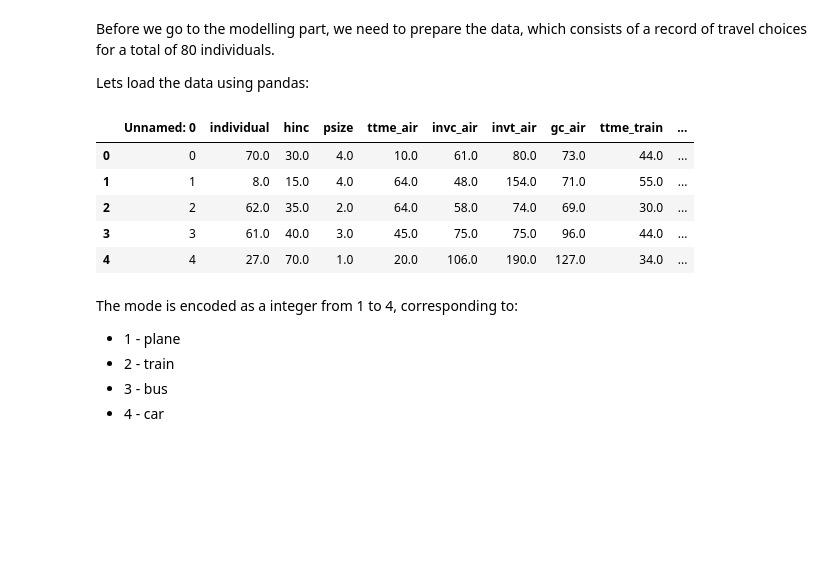
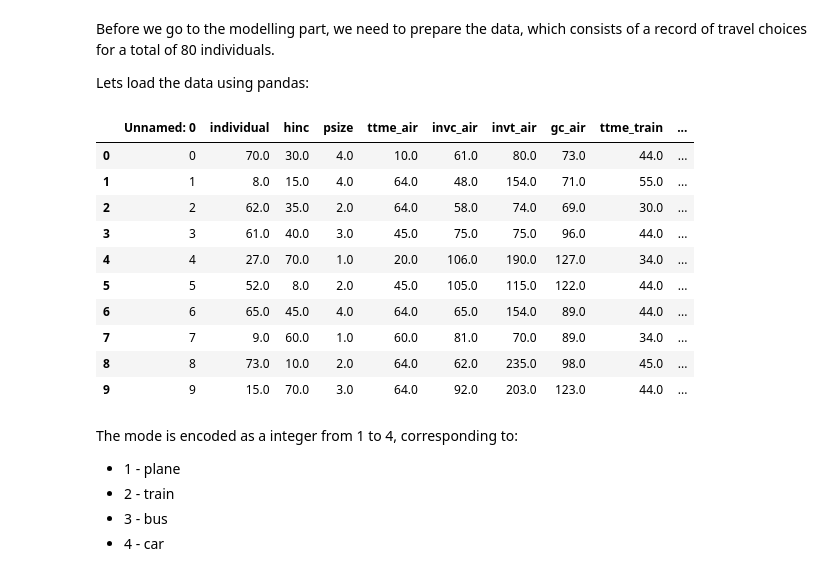
Before and after one commit to jmontalvo94/42186_MBML, a Jupyter notebook: Lectures/Lecture 6/06 - Classification models - Part 2 - Pyro.ipynb, the cells around one changed output. Drawn from its saved outputs; the diff is of its cells as text; code cells hidden in the pictures; blank space fills up the shorter version.

```diff
--- a/Lectures/Lecture 6/06 - Classification models - Part 2 - Pyro.ipynb
+++ b/Lectures/Lecture 6/06 - Classification models - Part 2 - Pyro.ipynb
@@ -44,14 +44,19 @@ Lets load the data using pandas:
 # %%
 # load csv
 df = pd.read_csv("http://mlsm.man.dtu.dk/mbml/modechoice_data.csv")
-df.head()
+df.head(10)
 # %% [output]
 |  | Unnamed: 0 | individual | hinc | psize | ttme_air | invc_air | invt_air | gc_air | ttme_train | ... |
 | 0 | 0 | 70.0 | 30.0 | 4.0 | 10.0 | 61.0 | 80.0 | 73.0 | 44.0 | ... |
 | 1 | 1 | 8.0 | 15.0 | 4.0 | 64.0 | 48.0 | 154.0 | 71.0 | 55.0 | ... |
 | 2 | 2 | 62.0 | 35.0 | 2.0 | 64.0 | 58.0 | 74.0 | 69.0 | 30.0 | ... |
 | 3 | 3 | 61.0 | 40.0 | 3.0 | 45.0 | 75.0 | 75.0 | 96.0 | 44.0 | ... |
 | 4 | 4 | 27.0 | 70.0 | 1.0 | 20.0 | 106.0 | 190.0 | 127.0 | 34.0 | ... |
+| 5 | 5 | 52.0 | 8.0 | 2.0 | 45.0 | 105.0 | 115.0 | 122.0 | 44.0 | ... |
+| 6 | 6 | 65.0 | 45.0 | 4.0 | 64.0 | 65.0 | 154.0 | 89.0 | 44.0 | ... |
+| 7 | 7 | 9.0 | 60.0 | 1.0 | 60.0 | 81.0 | 70.0 | 89.0 | 34.0 | ... |
+| 8 | 8 | 73.0 | 10.0 | 2.0 | 64.0 | 62.0 | 235.0 | 98.0 | 45.0 | ... |
+| 9 | 9 | 15.0 | 70.0 | 3.0 | 64.0 | 92.0 | 203.0 | 123.0 | 44.0 | ... |
 # %% [markdown]
 The mode is encoded as a integer from 1 to 4, corresponding to:
 - 1 - plane
```
Also changed, not shown: parts of 9 cells of this notebook.
